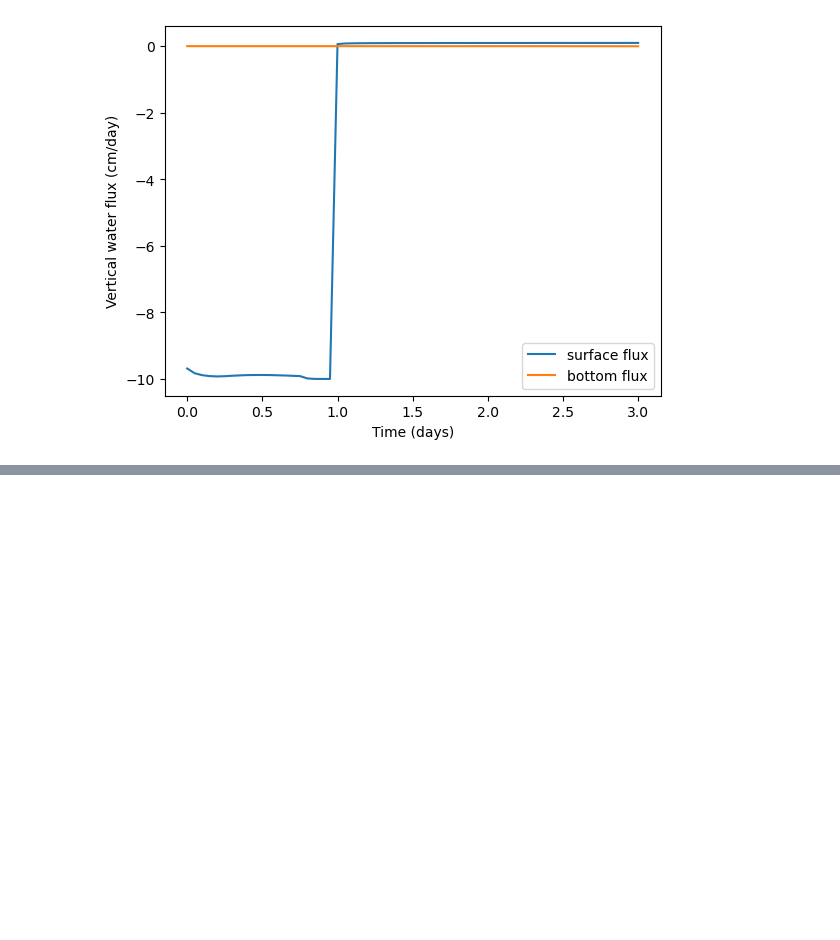
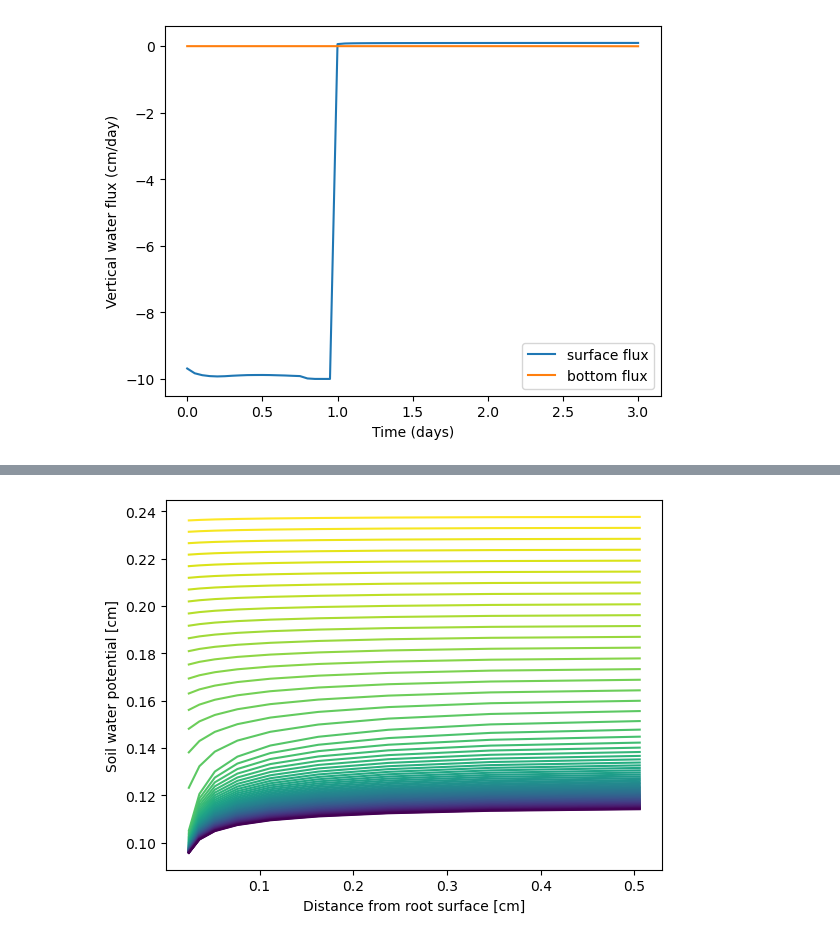
Before and after one commit to Plant-Root-Soil-Interactions-Modelling/CPlantBox, a Jupyter notebook: tutorial/jupyter/summer_school_2025/3_soil_hydraulics.ipynb, the cells around one changed output, grey strips where cells are left out. Cells and saved outputs as stored; diff of their text form; code cells hidden in the pictures; blank space fills up the shorter version.

```diff
--- a/tutorial/jupyter/summer_school_2025/3_soil_hydraulics.ipynb
+++ b/tutorial/jupyter/summer_school_2025/3_soil_hydraulics.ipynb
@@ -264,0 +267,81 @@ Computed bounding box tree with 2379 nodes for 1190 grid entities in 0.00022913
+# %%
+def sinusoidal(t):
+    """ sinusoidal function (used for transpiration) (integral over one day is 1)"""
+    return np.sin(2. * np.pi * np.array(t) - 0.5 * np.pi) + 1.
+
+
+def plot_profile(cc, h, depth = -100.):
+    """ shows soil matric potential profile over time"""
+    fig, ax1 = plt.subplots()
+    n = len(h) // 1
+    cmap = plt.cm.viridis  # or 'plasma', 'cividis', 'Blues'
+    cols = cmap(np.linspace(0, 1, n))
+    cols = cols[::-1]
+    for i in range(0, n):
+        ax1.plot(cc, h[i * 1], color = cols[i])
+    ax1.set_ylabel("Soil water potential [cm]")
+    ax1.set_xlabel("Distance from root surface [cm]")
+
+
+""" Soil """
+s = RichardsFlatWrapper(RichardsCylFoam())  # water & single solute
+logbase = 0.5
+NC = 10  # [1] spatial resolution (1D model)
+a_in = 0.02  # cm
+a_out = 0.6  # cm
+points = np.logspace(np.log(a_in) / np.log(logbase), np.log(a_out) / np.log(logbase), NC, base = logbase)
+soil = [0.078, 0.43, 0.036, 1.56, 24.96]  # hydrus loam
+s.initialize()
+s.createGrid1d(points)
+s.setVGParameters([soil])
+
+""" Inital conditions """
+s.setHomogeneousIC(-100.)  # [cm] homogeneous pressure head
+
+""" Boundary conditions """
+RS_Uptake_Wmax = 1.  # [cm/day]
+s.setOuterBC("fluxCyl", 0.)  #  [cm/day] Neumann boundary condition
+s.setInnerBC("fluxCyl", 0.)
+
+""" Initialze problem """  # |\label{l63:init_start}|
+s.setParameter("Newton.EnableAbsoluteResidualCriterion", "True")
+s.setParameter("Newton.MaxAbsoluteResidual", "1.e-10")
+s.setParameter("Newton.SatisfyResidualAndShiftCriterion", "True")
+s.setParameter("Newton.EnableChop", "True")
+s.initializeProblem()
+wilting_point = -10000
+s.setCriticalPressure(wilting_point)
+s.ddt = 1e-4  # [day] initial Dumux time step
+
+""" Simulation loop """
+simtime = 3
+dt = 3600. / (24.*3600)
+cc = np.array(s.getCellCenters())  # [cm]
+points = np.array(s.getPoints())  # [cm] cell faces
+area = np.pi * (points[1:] ** 2 - points[:-1] ** 2)  # [cm2] area of each cell
+print("area per cell [cm2]", area)
+print("Distance from root surface [cm]", cc)
+theta = np.array(s.getWaterContent())
+volume0 = np.sum(np.multiply(theta , area))
+print("\ndomain water volume", volume0, "cm3/cm  = ", volume0 / 1000, "l/cm")
+print("water content to water volume", volume0 , "cm3/cm")
+
+N = int(np.ceil(simtime / dt))
+h, theta = [], []  # results
+
+for i in range(0, N):
+    t = i * dt  # current simulation time
+    print(t, "days")
+
+    s.setInnerBC("fluxCyl", -RS_Uptake_Wmax)  # [cm/day]; * sinusoidal(t)
+    s.solve(dt)
+    h.append(s.getSolutionHead())  # [cm]
+    theta.append(s.getWaterContent())  # [1]
+
+volumef = np.sum(np.multiply(theta[-1] , area))  # |\label{l63:vol}|
+print("domain water volume", volumef, "cm3/cm  = ", volumef / 1000., "l/cm")  # |\label{l63:results}|
+print("change in water volume", volumef - volume0, "cm3/cm = ", 1.e-3 * (volumef - volume0), "l/cm")
+
+plot_profile(cc, theta)
+plt.show()
+# %% [output]
@@ -264,0 +365 @@ Computed bounding box tree with 2379 nodes for 1190 grid entities in 0.00022913
+[figure, added]
```
Also changed, not shown: parts of 7 cells of this notebook, 3 other files.
